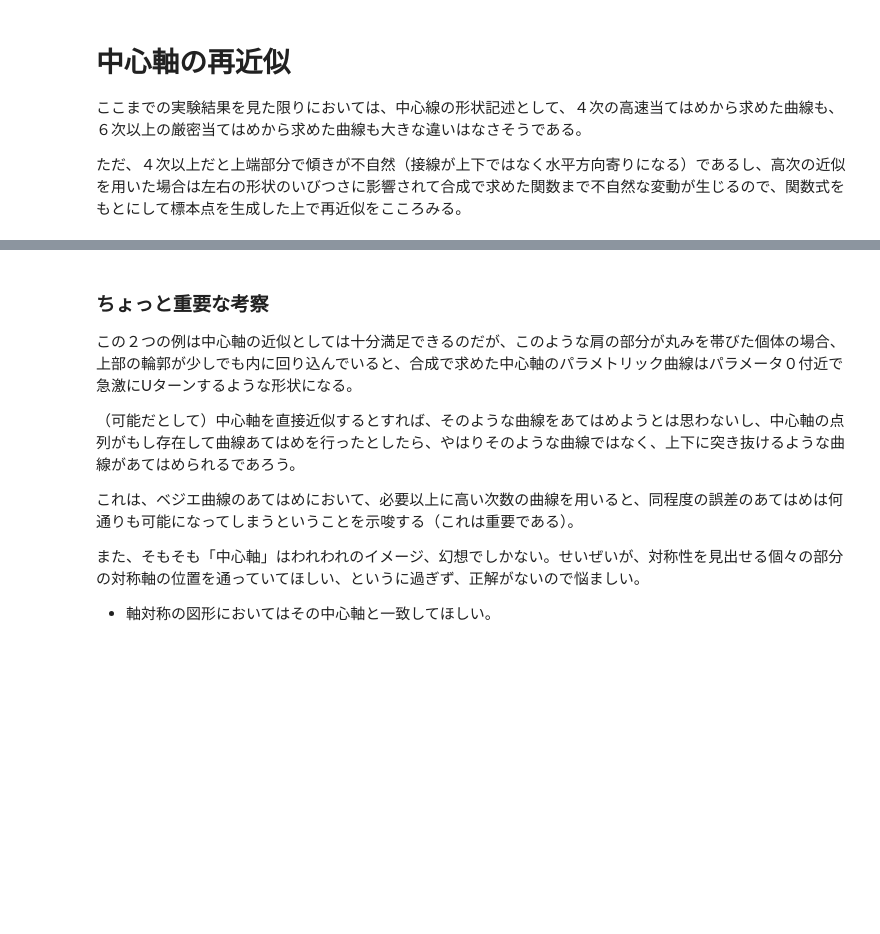
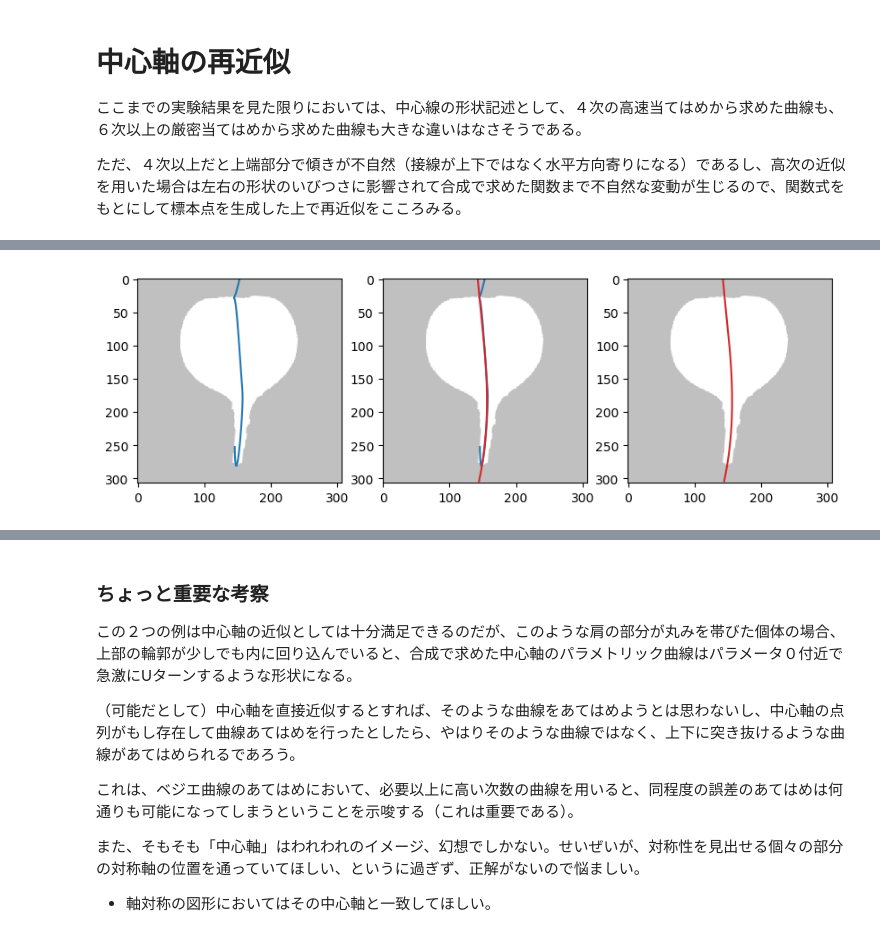
Before and after one commit to iciromaco/RadiShLab, a Jupyter notebook: N008_ベジエ近似の応用２_中心軸の形状記述.ipynb, the cells around one changed output, grey strips where cells are left out. Saved outputs shown, nothing was run; the diff lists cells and outputs as text; code cells hidden in the pictures; blank space fills up the shorter version.

```diff
--- a/N008_ベジエ近似の応用２_中心軸の形状記述.ipynb
+++ b/N008_ベジエ近似の応用２_中心軸の形状記述.ipynb
@@ -216,0 +260,4 @@ try34(8)
+# %%
+newFC.append(reSampleAndFit(1))
+# %% [output]
+[figure, added]
```
Also changed, not shown: parts of 23 cells of this notebook.
